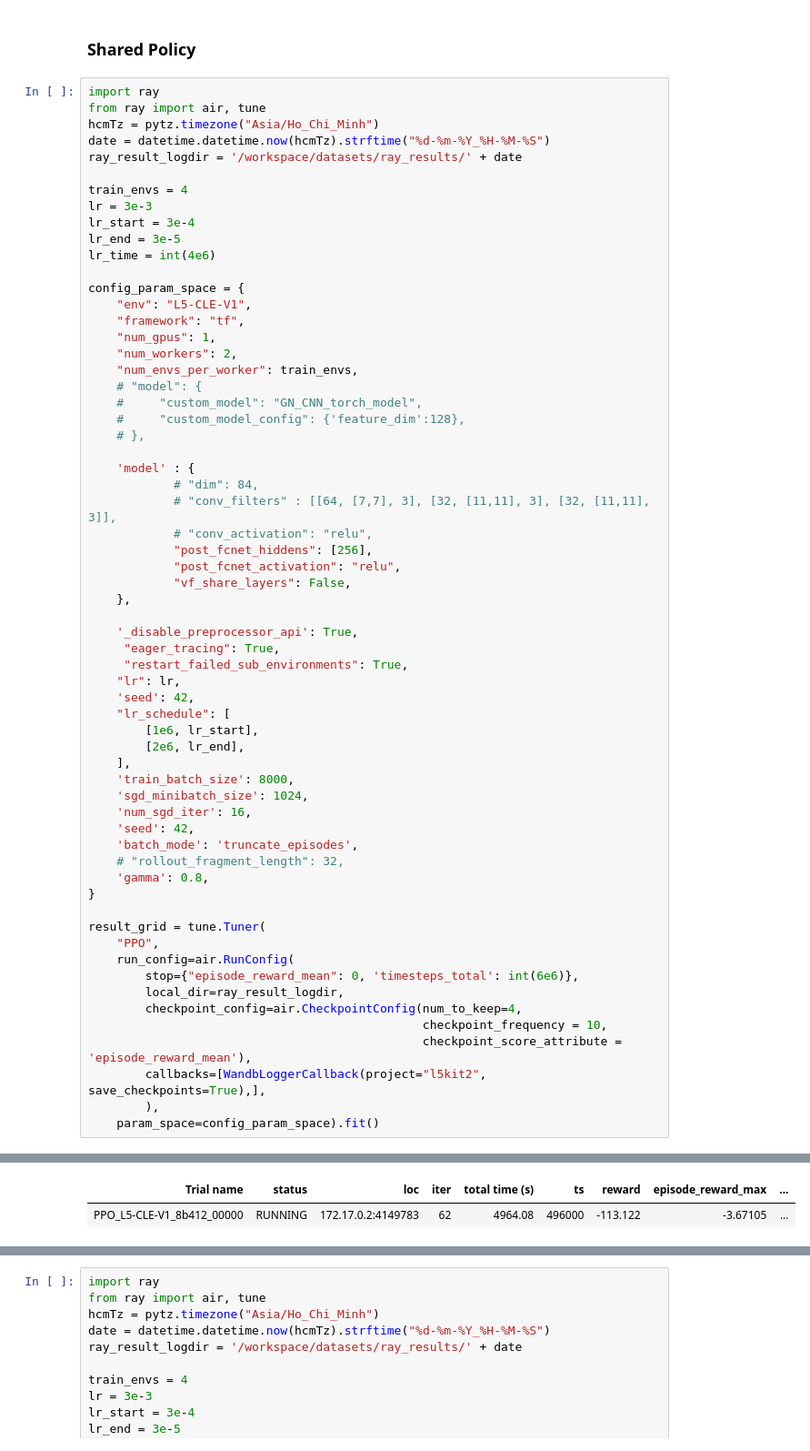
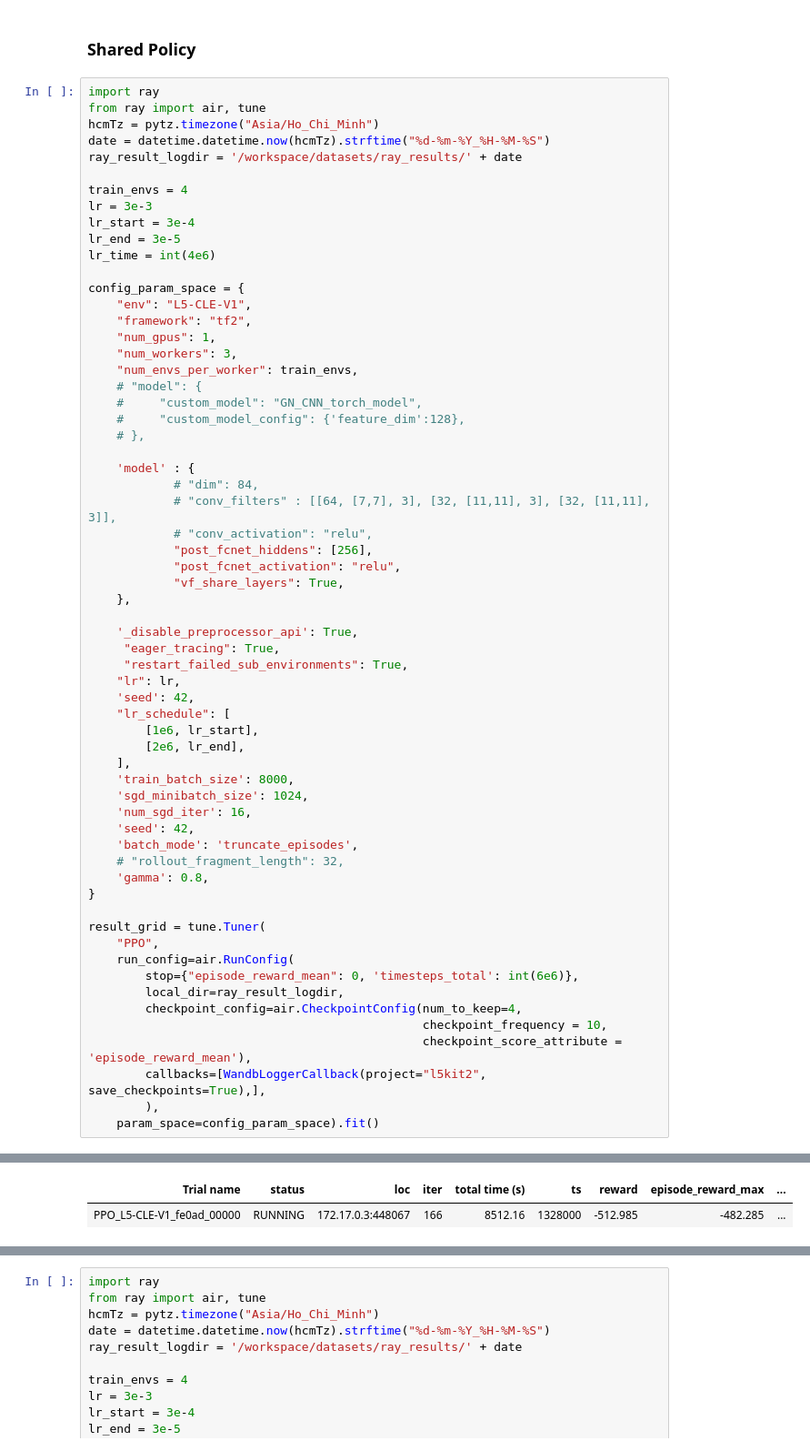
Before and after one commit to Pronton2001/rlhf-car, a Jupyter notebook: rllib_ppo_policy_training.ipynb, the cells around one changed output, grey strips where cells are left out. Shown at 91% size. Cells and saved outputs as stored; diff of their text form.

```diff
--- a/rllib_ppo_policy_training.ipynb
+++ b/rllib_ppo_policy_training.ipynb
@@ -238,9 +247,9 @@ lr_time = int(4e6)
 
 config_param_space = {
     "env": "L5-CLE-V1",
-    "framework": "tf",
+    "framework": "tf2",
     "num_gpus": 1,
-    "num_workers": 2,
+    "num_workers": 3,
     "num_envs_per_worker": train_envs,
     # "model": {
     #     "custom_model": "GN_CNN_torch_model",
@@ -253,7 +262,7 @@ config_param_space = {
             # "conv_activation": "relu",
             "post_fcnet_hiddens": [256],
             "post_fcnet_activation": "relu",
-            "vf_share_layers": False,
+            "vf_share_layers": True,
     },
 
     '_disable_preprocessor_api': True,
@@ -296,3 +305,3 @@ Resources requested: 3.0/12 CPUs, 1.0/2 GPUs, 0.0/28.09 GiB heap, 0.0/14.05 GiB
 Trial Status
 | Trial name | status | loc | iter | total time (s) | ts | reward | episode_reward_max | ... |
-| PPO_L5-CLE-V1_8b412_00000 | RUNNING | 172.17.0.2:4149783 | 62 | 4964.08 | 496000 | -113.122 | -3.67105 | ... |
+| PPO_L5-CLE-V1_fe0ad_00000 | RUNNING | 172.17.0.3:448067 | 166 | 8512.16 | 1328000 | -512.985 | -482.285 | ... |
```
Also changed, not shown: parts of 8 cells of this notebook, 4 other files.
